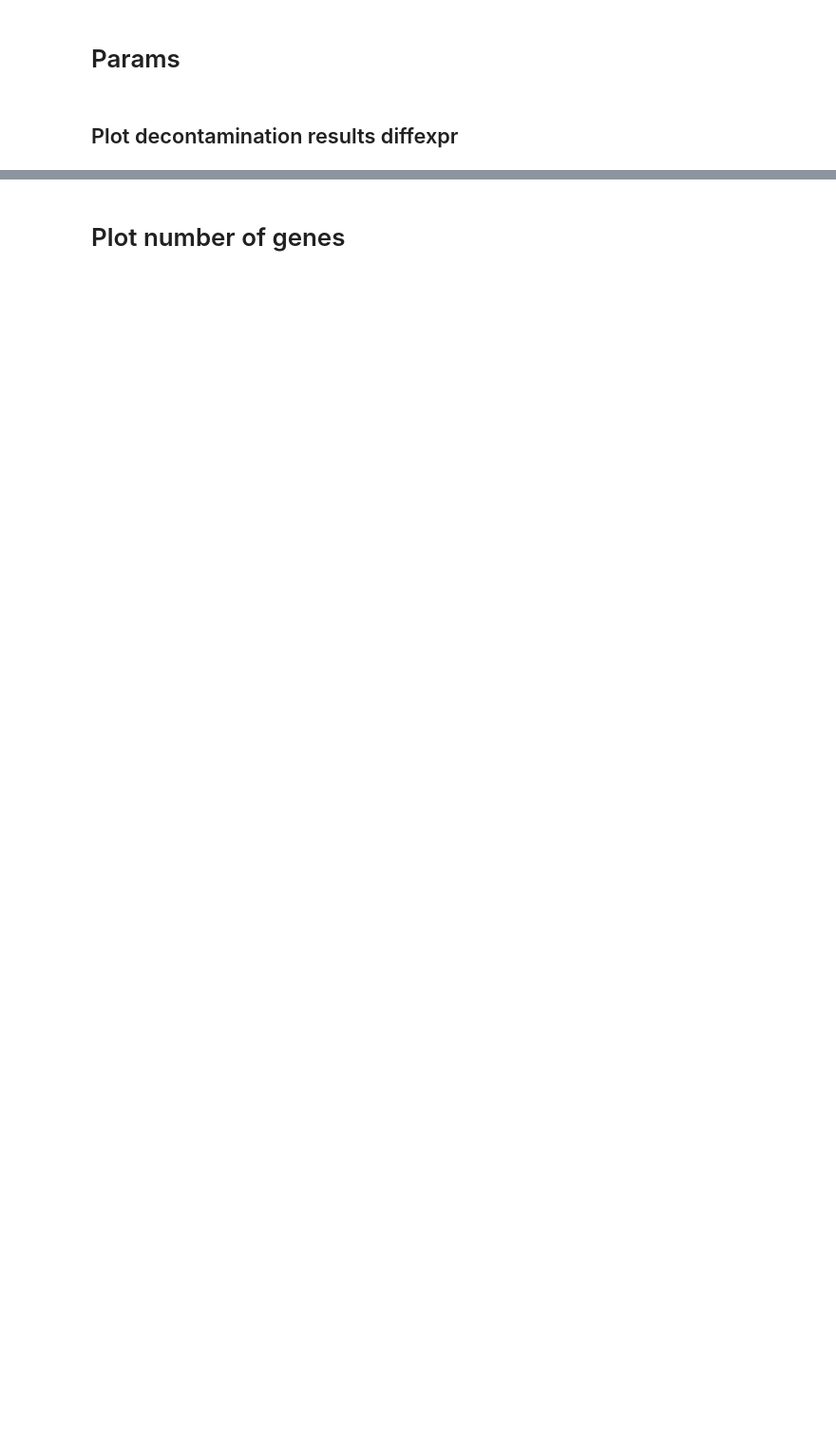
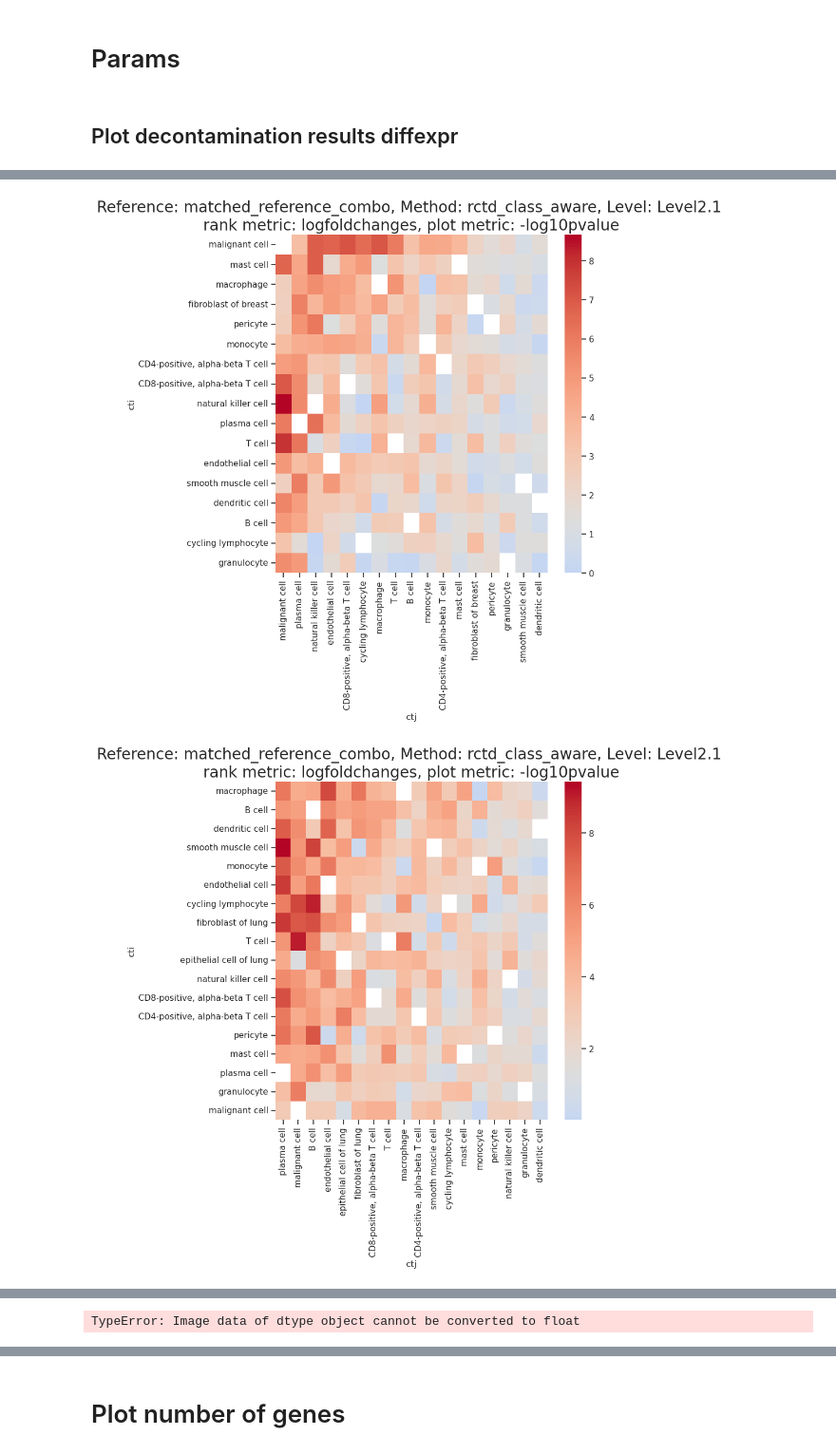
Before and after one commit to bdsc-tds/Bilous2025, a Jupyter notebook: workflow/notebooks/xenium/1-xenium_decontamination_comparison.ipynb, the cells around one changed output, grey strips where cells are left out. Shown at 95% size. Drawn from its saved outputs; the diff is of its cells as text; code cells hidden in the pictures; blank space fills up the shorter version.

```diff
--- a/workflow/notebooks/xenium/1-xenium_decontamination_comparison.ipynb
+++ b/workflow/notebooks/xenium/1-xenium_decontamination_comparison.ipynb
@@ -467,30 +489,33 @@ for rank_metric in rank_metrics:
 # %%
 ref_segmentation = '10x_5um'
 
 for rank_metric in rank_metrics:
     for plot_metric in plot_metrics:
         # extract df for rank_metric used for diffexpr and plot_metric used for GSEA/hypergeometric test
         df = pd.concat({k: v.loc[rank_metric,v.columns.get_level_values(2)==plot_metric]
                             for k, v in df_markers_rank_significance_diffexpr[count_correction_method].items()}).reset_index()
         df.columns = xenium_levels + ["cti","ctj"] + df.columns[len(xenium_levels)+2 :-1].tolist() + [plot_metric]
 
         if plot_metric == 'hypergeometric_pvalue':
-            df['-log10pvalue'] = -np.log10(df[plot_metric])
+            df['-log10pvalue'] = -np.log10(df[plot_metric].astype(float))
             plot_metric = '-log10pvalue'
 
         u_condition_panel = df[['condition','panel']].drop_duplicates().values
 
         for condition,panel in u_condition_panel:
 
             df_plot = df.query(f"segmentation == '{ref_segmentation}' and condition == '{condition}' and panel == '{panel}'")
             df_plot = df_plot.groupby(['cti', 'ctj'])[plot_metric].mean().unstack()
             df_plot = df_plot.loc[df_plot.sum(1).sort_values(ascending=False).index]
             df_plot = df_plot[df_plot.sum(0).sort_values(ascending=False).index]
 
             title = f"Reference: {reference}, Method: {method}, Level: {level} \nrank metric: {rank_metric}, plot metric: {plot_metric}"
 
             f = plt.figure(figsize=(8,8))
             ax = plt.subplot()
             ax.set_title(title,fontsize=20)
             g = sns.heatmap(df_plot,cmap='coolwarm',center=-np.log10(0.05) if plot_metric == '-log10pvalue' else 0.)
             plt.show()
+# %% [output]
+[figure, added]
+[figure, added]
@@ -496,0 +524 @@ for rank_metric in rank_metrics:
+TypeError: Image data of dtype object cannot be converted to float
```
Also changed, not shown: parts of 8 cells of this notebook, 2 other files.
